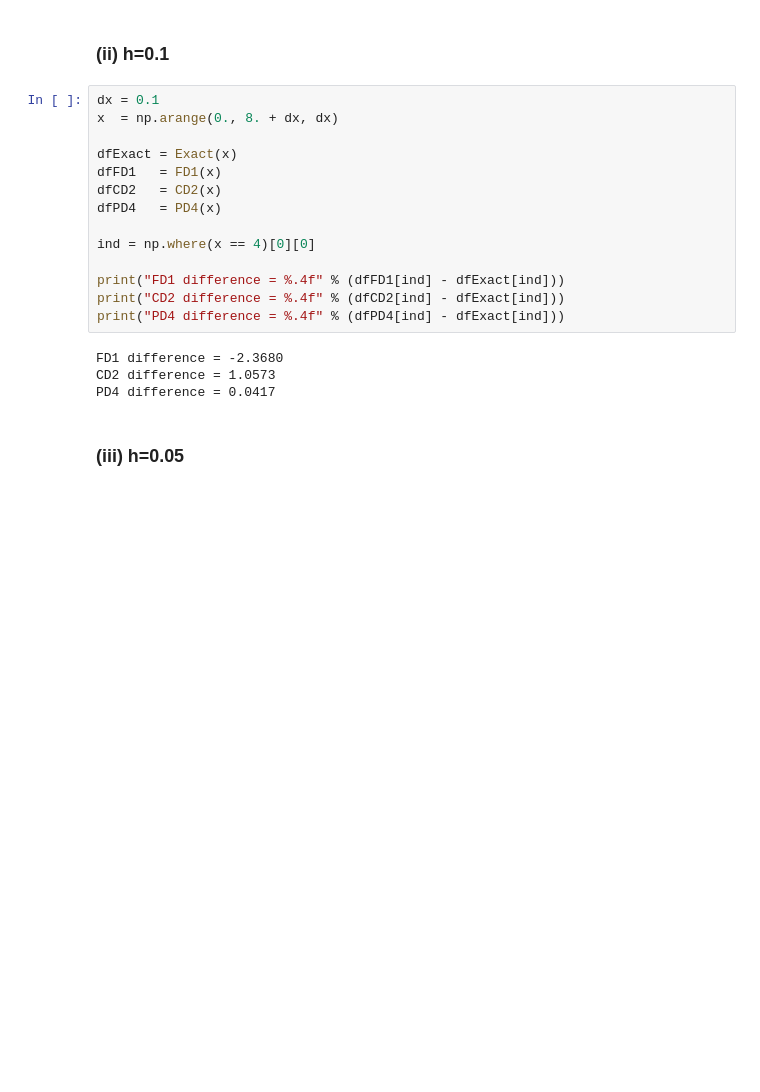
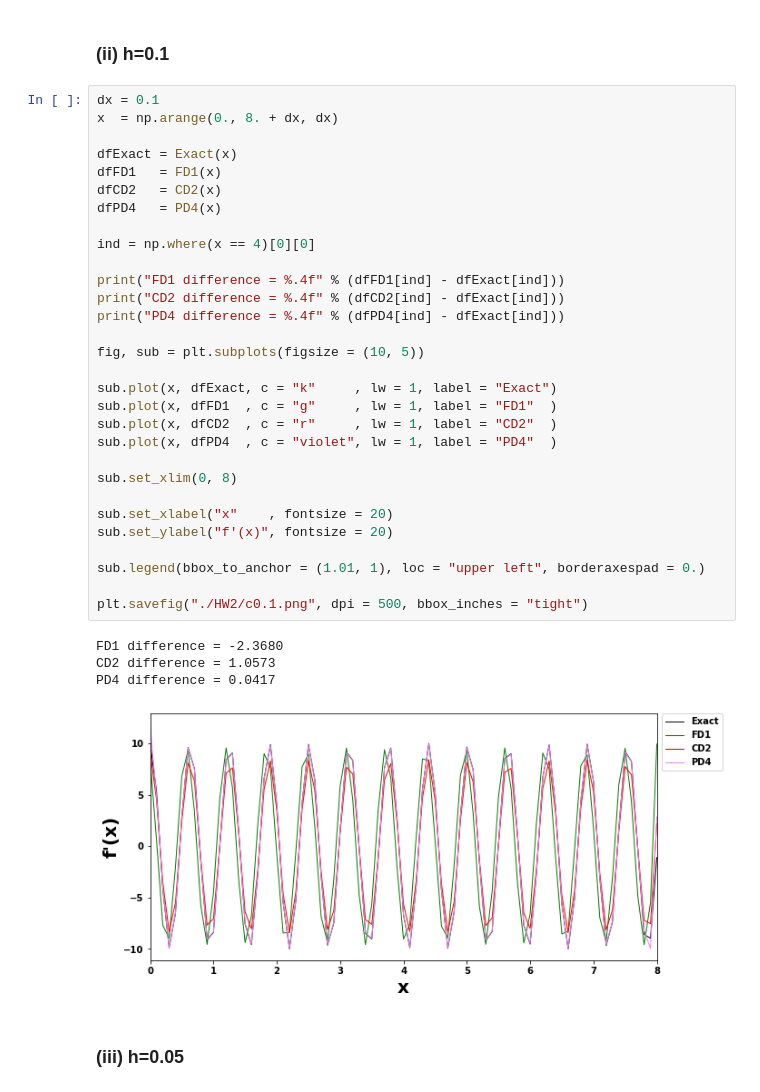
Before and after one commit to Kwan-Gu/NUMERIC_PRACTICE, a Jupyter notebook: HW2_202004211004.ipynb, the cells around one changed output. Cells and saved outputs as stored; diff of their text form; blank space fills up the shorter version.

```diff
--- a/HW2_202004211004.ipynb
+++ b/HW2_202004211004.ipynb
@@ -156,21 +173,38 @@ PD4 difference = 0.9260
 # %%
 dx = 0.1
 x  = np.arange(0., 8. + dx, dx)
 
 dfExact = Exact(x)
 dfFD1   = FD1(x)
 dfCD2   = CD2(x)
 dfPD4   = PD4(x)
 
 ind = np.where(x == 4)[0][0]
 
 print("FD1 difference = %.4f" % (dfFD1[ind] - dfExact[ind]))
 print("CD2 difference = %.4f" % (dfCD2[ind] - dfExact[ind]))
 print("PD4 difference = %.4f" % (dfPD4[ind] - dfExact[ind]))
+
+fig, sub = plt.subplots(figsize = (10, 5))
+
+sub.plot(x, dfExact, c = "k"     , lw = 1, label = "Exact")
+sub.plot(x, dfFD1  , c = "g"     , lw = 1, label = "FD1"  )
+sub.plot(x, dfCD2  , c = "r"     , lw = 1, label = "CD2"  )
+sub.plot(x, dfPD4  , c = "violet", lw = 1, label = "PD4"  )
+
+sub.set_xlim(0, 8)
+
+sub.set_xlabel("x"    , fontsize = 20)
+sub.set_ylabel("f'(x)", fontsize = 20)
+
+sub.legend(bbox_to_anchor = (1.01, 1), loc = "upper left", borderaxespad = 0.)
+
+plt.savefig("./HW2/c0.1.png", dpi = 500, bbox_inches = "tight")
 # %% [output]
 FD1 difference = -2.3680
 CD2 difference = 1.0573
 PD4 difference = 0.0417
+[figure, added]
 # %% [markdown]
 ### (iii) h=0.05
 # %%
```
Also changed, not shown: parts of 3 cells of this notebook.
